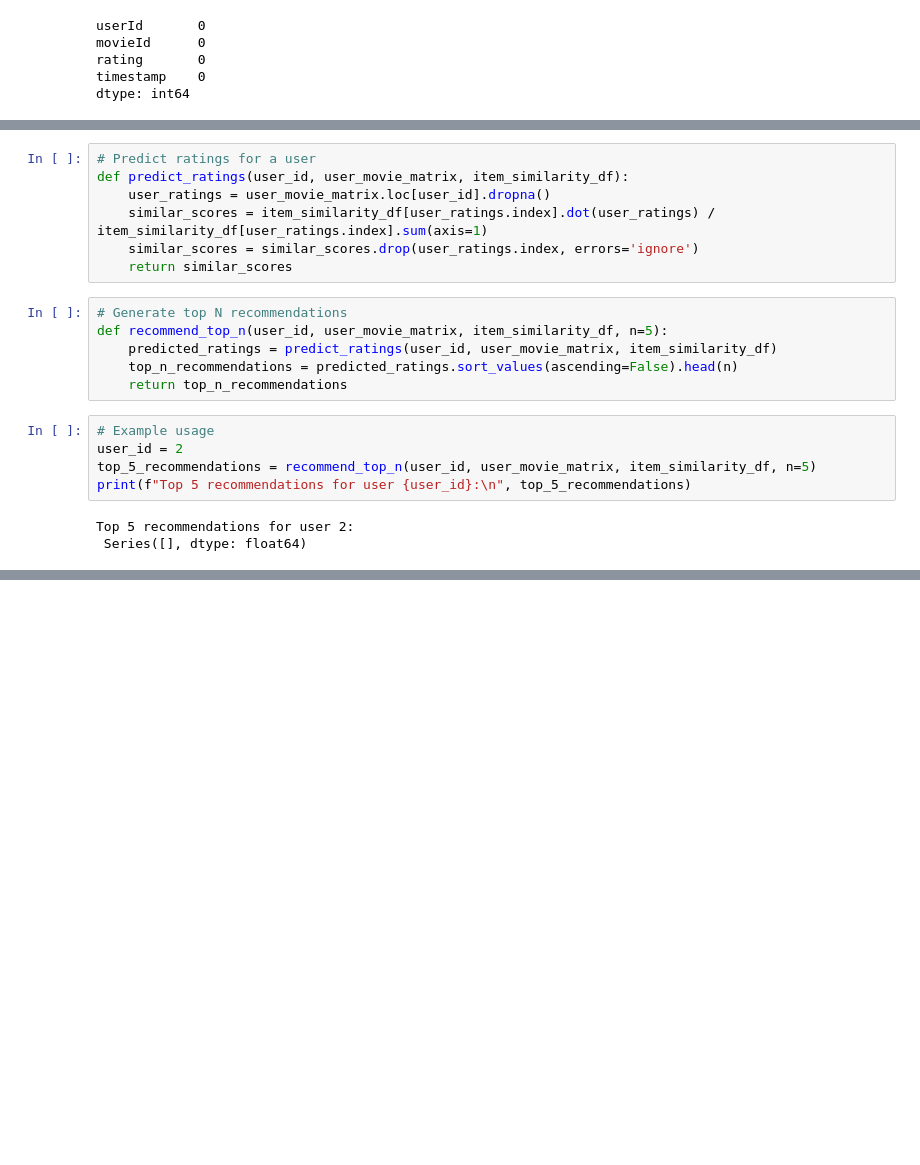
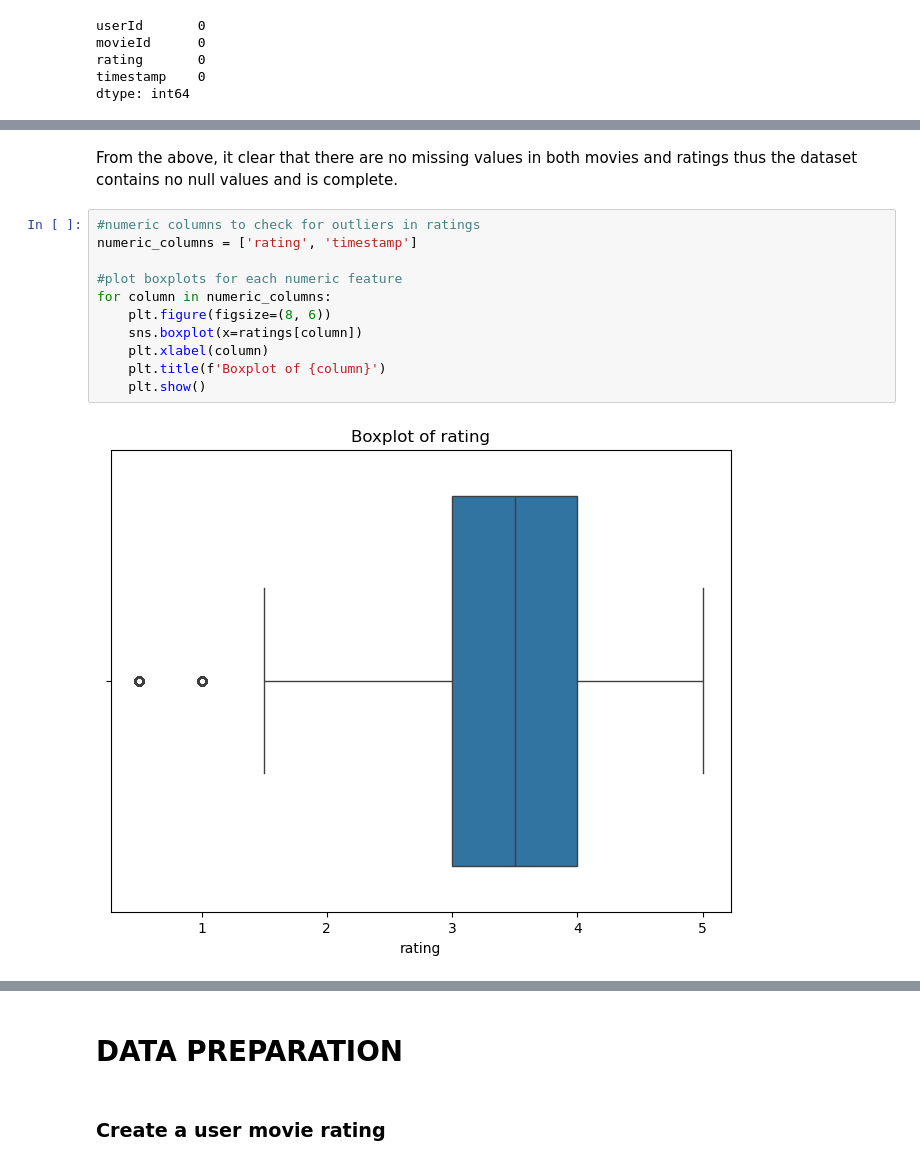
Before and after one commit to Kelsey-Maina/movie_recommendation_system, a Jupyter notebook: MOVIE_LENS_NB.ipynb, the cells around one changed output, grey strips where cells are left out. Saved outputs shown, nothing was run; the diff lists cells and outputs as text; blank space fills up the shorter version.

Commit message:
Add data analysis

```diff
--- a/MOVIE_LENS_NB.ipynb
+++ b/MOVIE_LENS_NB.ipynb
@@ -450,21 +229,15 @@ item_similarity_df
-# %%
-# Predict ratings for a user
-def predict_ratings(user_id, user_movie_matrix, item_similarity_df):
-    user_ratings = user_movie_matrix.loc[user_id].dropna()
-    similar_scores = item_similarity_df[user_ratings.index].dot(user_ratings) / item_similarity_df[user_ratings.index].sum(axis=1)
-    similar_scores = similar_scores.drop(user_ratings.index, errors='ignore')
-    return similar_scores
-# %%
-# Generate top N recommendations
-def recommend_top_n(user_id, user_movie_matrix, item_similarity_df, n=5):
-    predicted_ratings = predict_ratings(user_id, user_movie_matrix, item_similarity_df)
-    top_n_recommendations = predicted_ratings.sort_values(ascending=False).head(n)
-    return top_n_recommendations
-# %%
-# Example usage
-user_id = 2
-top_5_recommendations = recommend_top_n(user_id, user_movie_matrix, item_similarity_df, n=5)
-print(f"Top 5 recommendations for user {user_id}:\n", top_5_recommendations)
-# %% [output]
-Top 5 recommendations for user 2:
- Series([], dtype: float64)
+# %% [markdown]
+From the above, it clear that there are no missing values in both movies and ratings thus the dataset contains no null values and is complete.
+# %%
+#numeric columns to check for outliers in ratings
+numeric_columns = ['rating', 'timestamp']
+
+#plot boxplots for each numeric feature
+for column in numeric_columns:
+    plt.figure(figsize=(8, 6))
+    sns.boxplot(x=ratings[column])
+    plt.xlabel(column)
+    plt.title(f'Boxplot of {column}')
+    plt.show()
+# %% [output]
+[figure, added]
@@ -470,0 +245,4 @@ Top 5 recommendations for user 2:
+# %% [markdown]
+# DATA PREPARATION
+# %% [markdown]
+### Create a user movie rating
```
Also changed, not shown: parts of 78 cells of this notebook.
